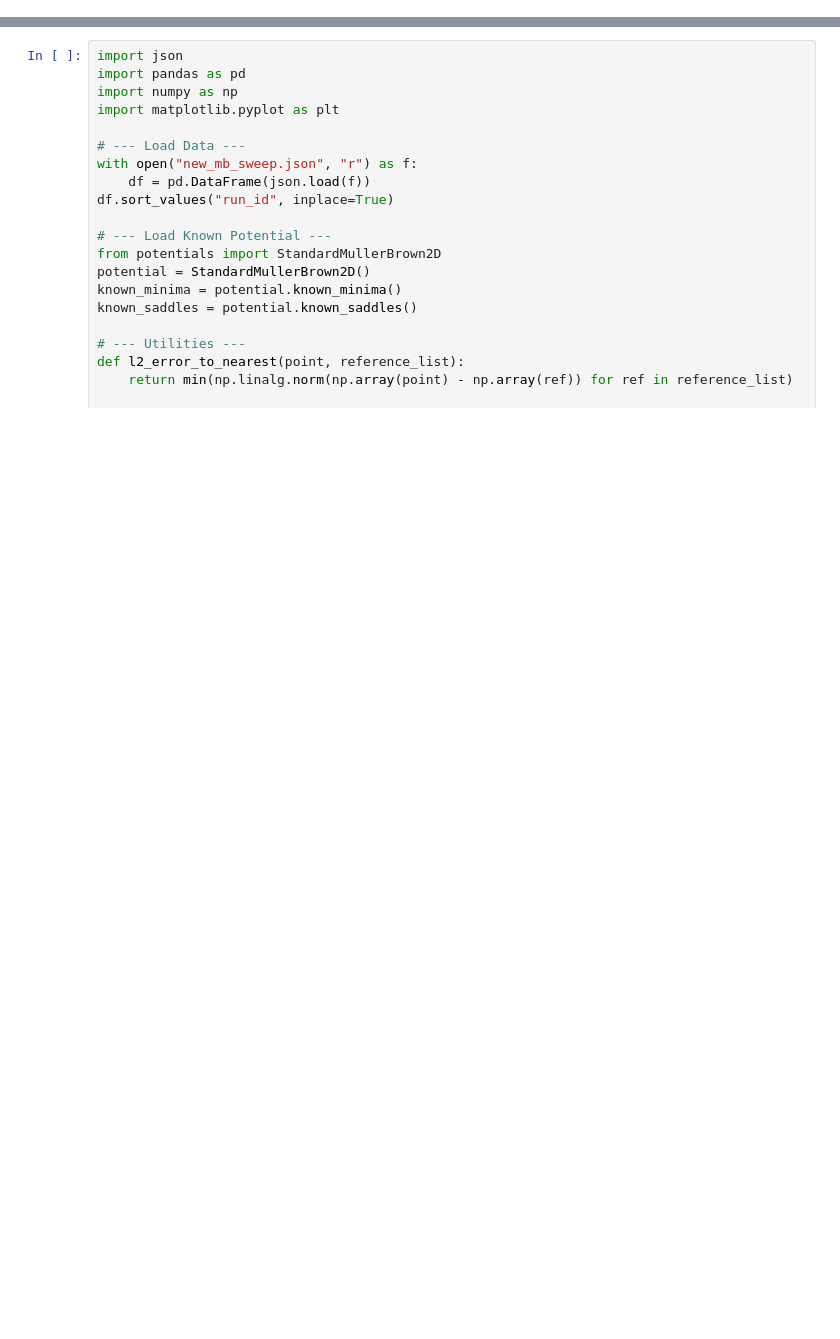
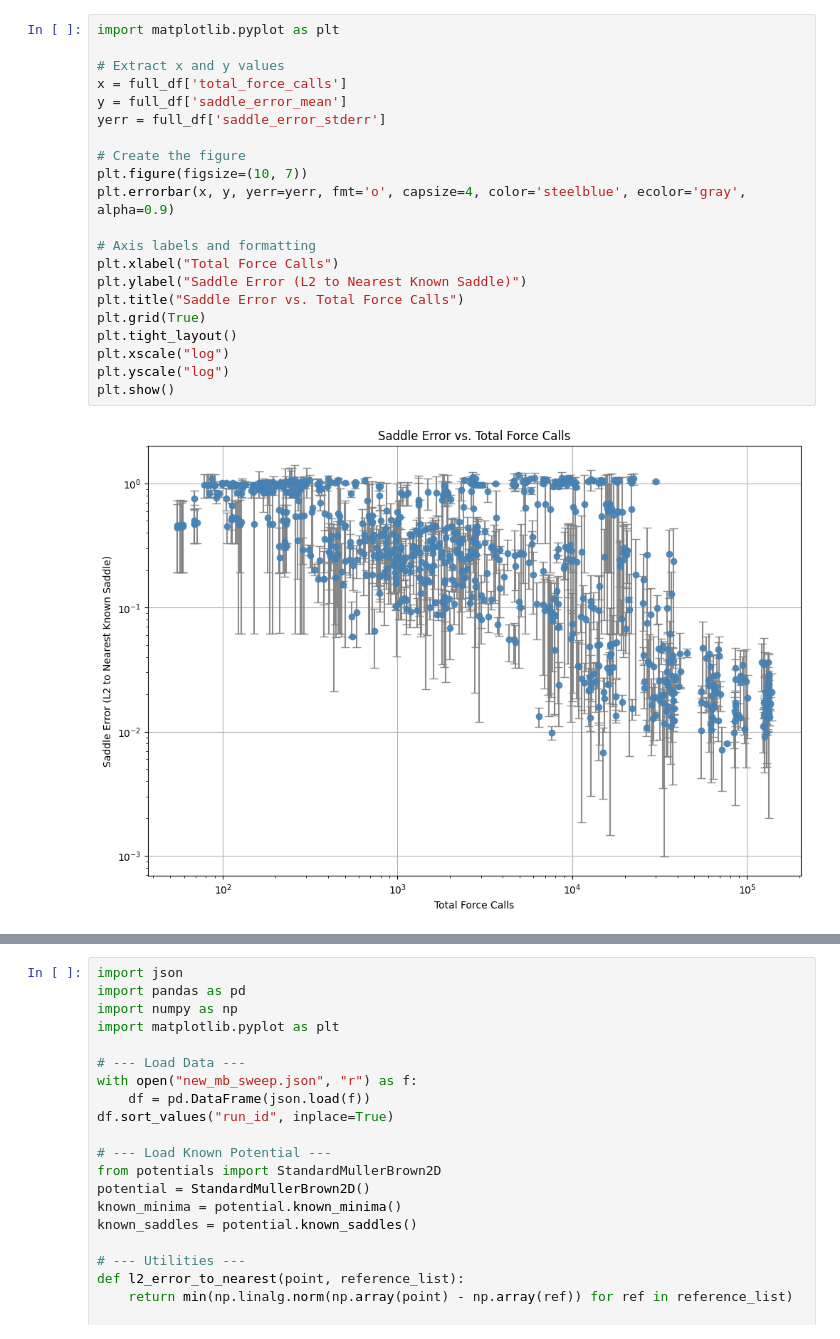
Before and after one commit to SimonNir/ca_abc, a Jupyter notebook: analyze_json.ipynb, the cells around one changed output, grey strips where cells are left out. Drawn from its saved outputs; the diff is of its cells as text; blank space fills up the shorter version.

```diff
--- a/analyze_json.ipynb
+++ b/analyze_json.ipynb
@@ -0,0 +101,23 @@
+# %%
+import matplotlib.pyplot as plt
+
+# Extract x and y values
+x = full_df['total_force_calls']
+y = full_df['saddle_error_mean']
+yerr = full_df['saddle_error_stderr']
+
+# Create the figure
+plt.figure(figsize=(10, 7))
+plt.errorbar(x, y, yerr=yerr, fmt='o', capsize=4, color='steelblue', ecolor='gray', alpha=0.9)
+
+# Axis labels and formatting
+plt.xlabel("Total Force Calls")
+plt.ylabel("Saddle Error (L2 to Nearest Known Saddle)")
+plt.title("Saddle Error vs. Total Force Calls")
+plt.grid(True)
+plt.tight_layout()
+plt.xscale("log")
+plt.yscale("log")
+plt.show()
+# %% [output]
+[figure, added]
```
Also changed, not shown: parts of 9 cells of this notebook, 4 other files.
